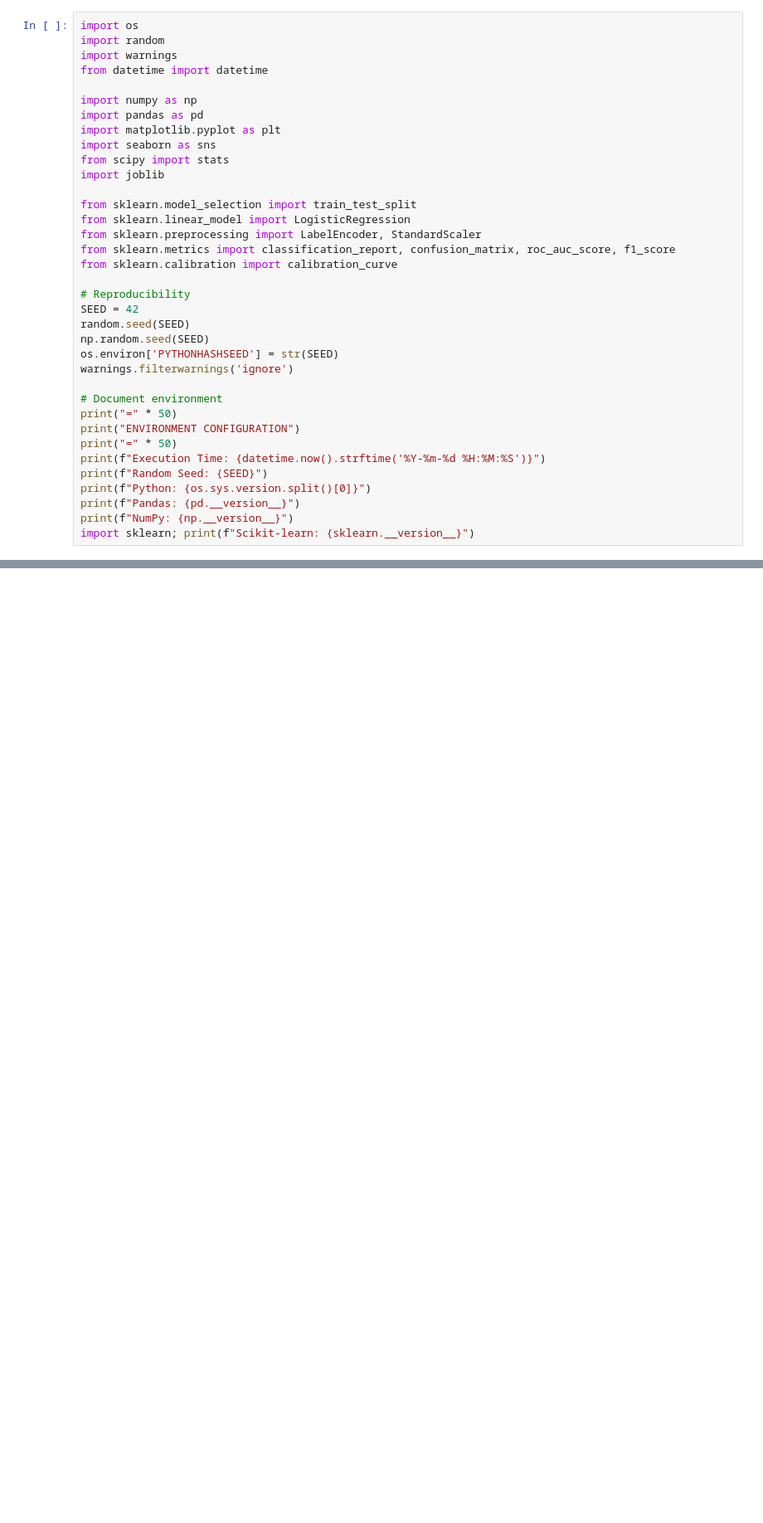
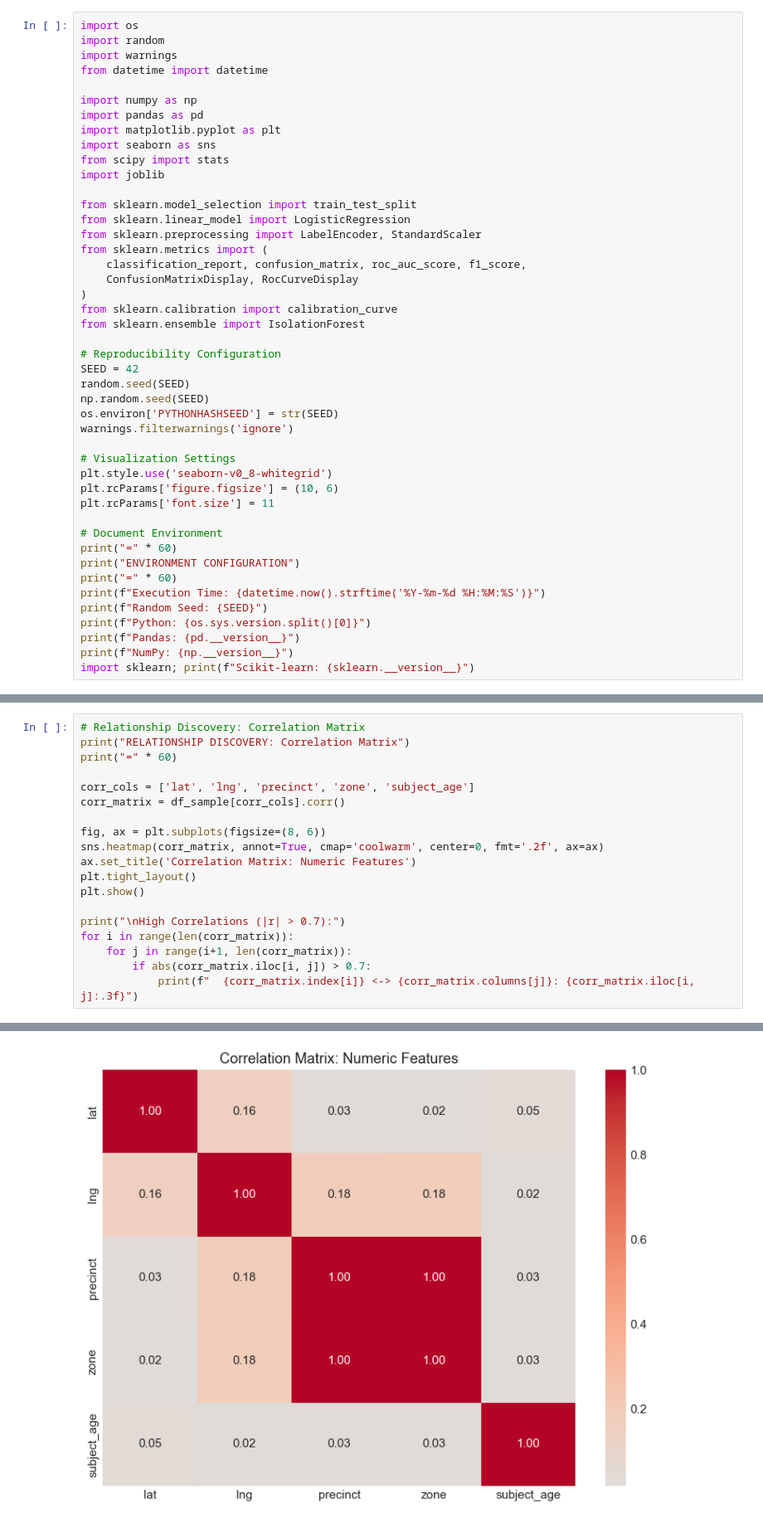
Before and after one commit to NatBrian/nashville-traffic-stop-bias-analysis, a Jupyter notebook: Notebook_01_Data_Audit.ipynb, the cells around one changed output, grey strips where cells are left out. Shown at 83% size. Saved outputs shown, nothing was run; the diff lists cells and outputs as text; blank space fills up the shorter version.

```diff
--- a/Notebook_01_Data_Audit.ipynb
+++ b/Notebook_01_Data_Audit.ipynb
@@ -39,20 +63,29 @@ import joblib
 from sklearn.model_selection import train_test_split
 from sklearn.linear_model import LogisticRegression
 from sklearn.preprocessing import LabelEncoder, StandardScaler
-from sklearn.metrics import classification_report, confusion_matrix, roc_auc_score, f1_score
+from sklearn.metrics import (
+    classification_report, confusion_matrix, roc_auc_score, f1_score,
+    ConfusionMatrixDisplay, RocCurveDisplay
+)
 from sklearn.calibration import calibration_curve
+from sklearn.ensemble import IsolationForest
 
-# Reproducibility
+# Reproducibility Configuration
 SEED = 42
 random.seed(SEED)
 np.random.seed(SEED)
 os.environ['PYTHONHASHSEED'] = str(SEED)
 warnings.filterwarnings('ignore')
 
-# Document environment
-print("=" * 50)
+# Visualization Settings
+plt.style.use('seaborn-v0_8-whitegrid')
+plt.rcParams['figure.figsize'] = (10, 6)
+plt.rcParams['font.size'] = 11
+
+# Document Environment
+print("=" * 60)
 print("ENVIRONMENT CONFIGURATION")
-print("=" * 50)
+print("=" * 60)
 print(f"Execution Time: {datetime.now().strftime('%Y-%m-%d %H:%M:%S')}")
 print(f"Random Seed: {SEED}")
 print(f"Python: {os.sys.version.split()[0]}")
@@ -795,0 +384,20 @@ plt.show()
+# %%
+# Relationship Discovery: Correlation Matrix
+print("RELATIONSHIP DISCOVERY: Correlation Matrix")
+print("=" * 60)
+
+corr_cols = ['lat', 'lng', 'precinct', 'zone', 'subject_age']
+corr_matrix = df_sample[corr_cols].corr()
+
+fig, ax = plt.subplots(figsize=(8, 6))
+sns.heatmap(corr_matrix, annot=True, cmap='coolwarm', center=0, fmt='.2f', ax=ax)
+ax.set_title('Correlation Matrix: Numeric Features')
+plt.tight_layout()
+plt.show()
+
+print("\nHigh Correlations (|r| > 0.7):")
+for i in range(len(corr_matrix)):
+    for j in range(i+1, len(corr_matrix)):
+        if abs(corr_matrix.iloc[i, j]) > 0.7:
+            print(f"  {corr_matrix.index[i]} <-> {corr_matrix.columns[j]}: {corr_matrix.iloc[i, j]:.3f}")
+# %% [output]
@@ -795,0 +406 @@ plt.show()
+[figure, added]
```
Also changed, not shown: parts of 84 cells of this notebook.
